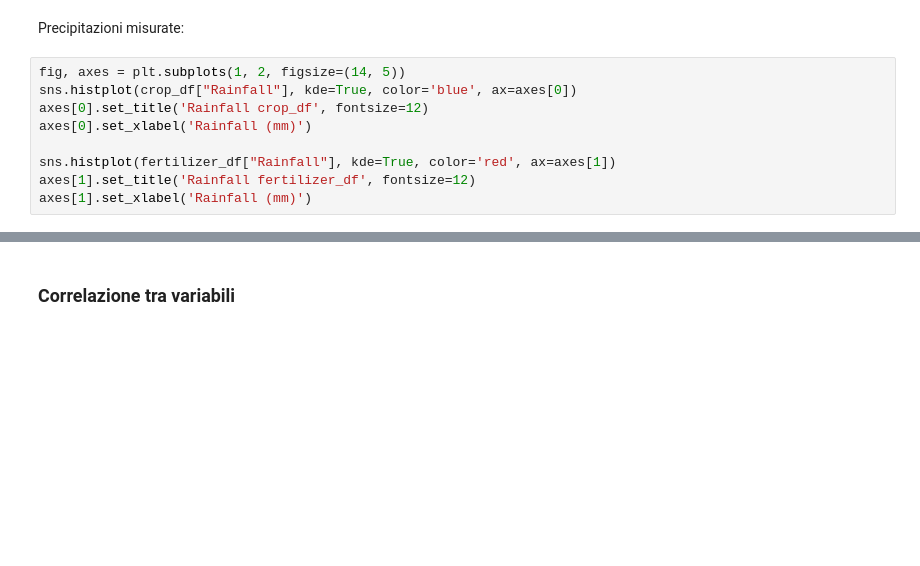
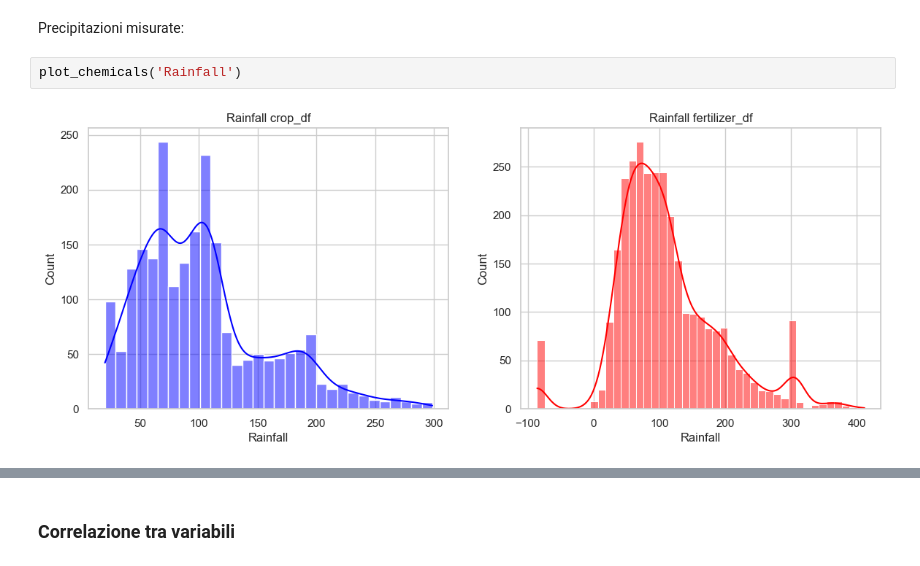
Before and after one commit to Jujez04/data-intensive-project, a Jupyter notebook: main.ipynb, the cells around one changed output, grey strips where cells are left out. Drawn from its saved outputs; the diff is of its cells as text; blank space fills up the shorter version.

```diff
--- a/main.ipynb
+++ b/main.ipynb
@@ -197,11 +306,6 @@ axes[1].set_xlabel('Temperature (°C)')
 # %% [markdown]
 Precipitazioni misurate:
 # %%
-fig, axes = plt.subplots(1, 2, figsize=(14, 5))
-sns.histplot(crop_df["Rainfall"], kde=True, color='blue', ax=axes[0])
-axes[0].set_title('Rainfall crop_df', fontsize=12)
-axes[0].set_xlabel('Rainfall (mm)')
-
-sns.histplot(fertilizer_df["Rainfall"], kde=True, color='red', ax=axes[1])
-axes[1].set_title('Rainfall fertilizer_df', fontsize=12)
-axes[1].set_xlabel('Rainfall (mm)')
+plot_chemicals('Rainfall')
+# %% [output]
+[figure, added]
```
Also changed, not shown: parts of 40 cells of this notebook.
